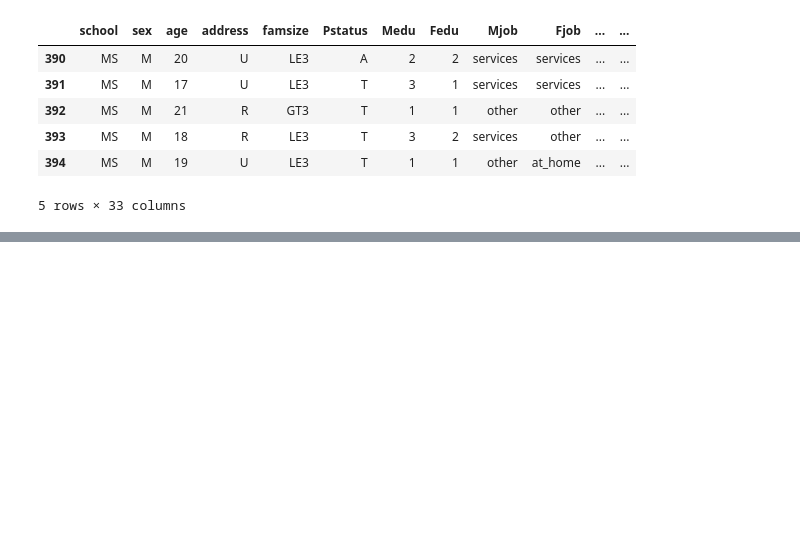
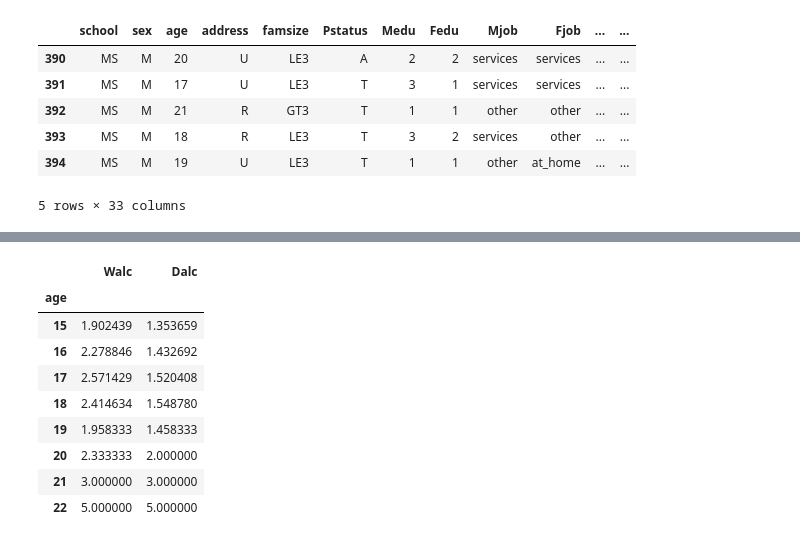
Before and after one commit to Pilot93/innopolis_hw, a Jupyter notebook: hw3_numPy_pandas/hw3_school_spirit.ipynb, the cells around one changed output, grey strips where cells are left out. Drawn from its saved outputs; the diff is of its cells as text; code cells hidden in the pictures; blank space fills up the shorter version.

```diff
--- a/hw3_numPy_pandas/hw3_school_spirit.ipynb
+++ b/hw3_numPy_pandas/hw3_school_spirit.ipynb
@@ -68,0 +115,13 @@ NameError: name 'upper' is not defined
+# %%
+df.groupby('age')['Walc','Dalc'].mean()
+# %% [output]
+|  | Walc | Dalc |
+| age |  |  |
+| 15 | 1.902439 | 1.353659 |
+| 16 | 2.278846 | 1.432692 |
+| 17 | 2.571429 | 1.520408 |
+| 18 | 2.414634 | 1.548780 |
+| 19 | 1.958333 | 1.458333 |
+| 20 | 2.333333 | 2.000000 |
+| 21 | 3.000000 | 3.000000 |
+| 22 | 5.000000 | 5.000000 |
```
Also changed, not shown: parts of 8 cells of this notebook.
